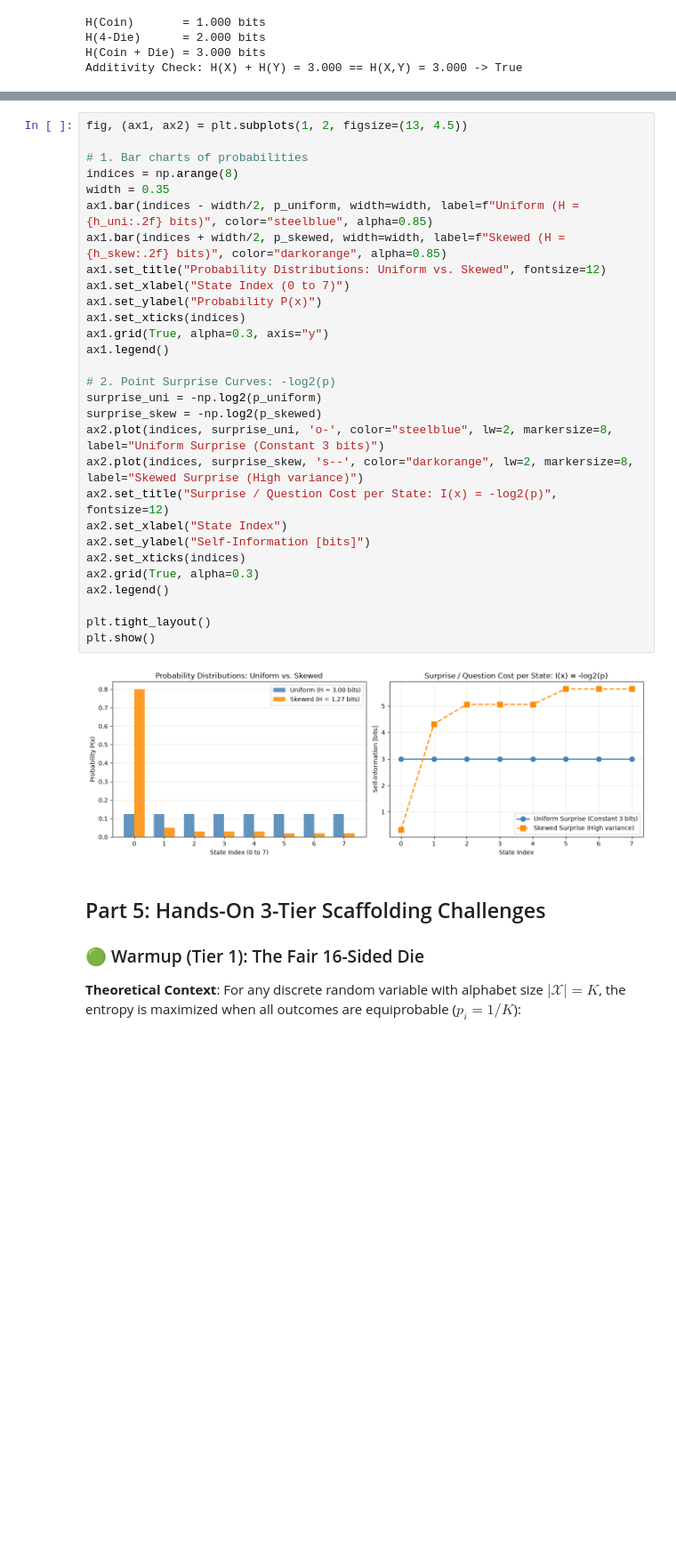
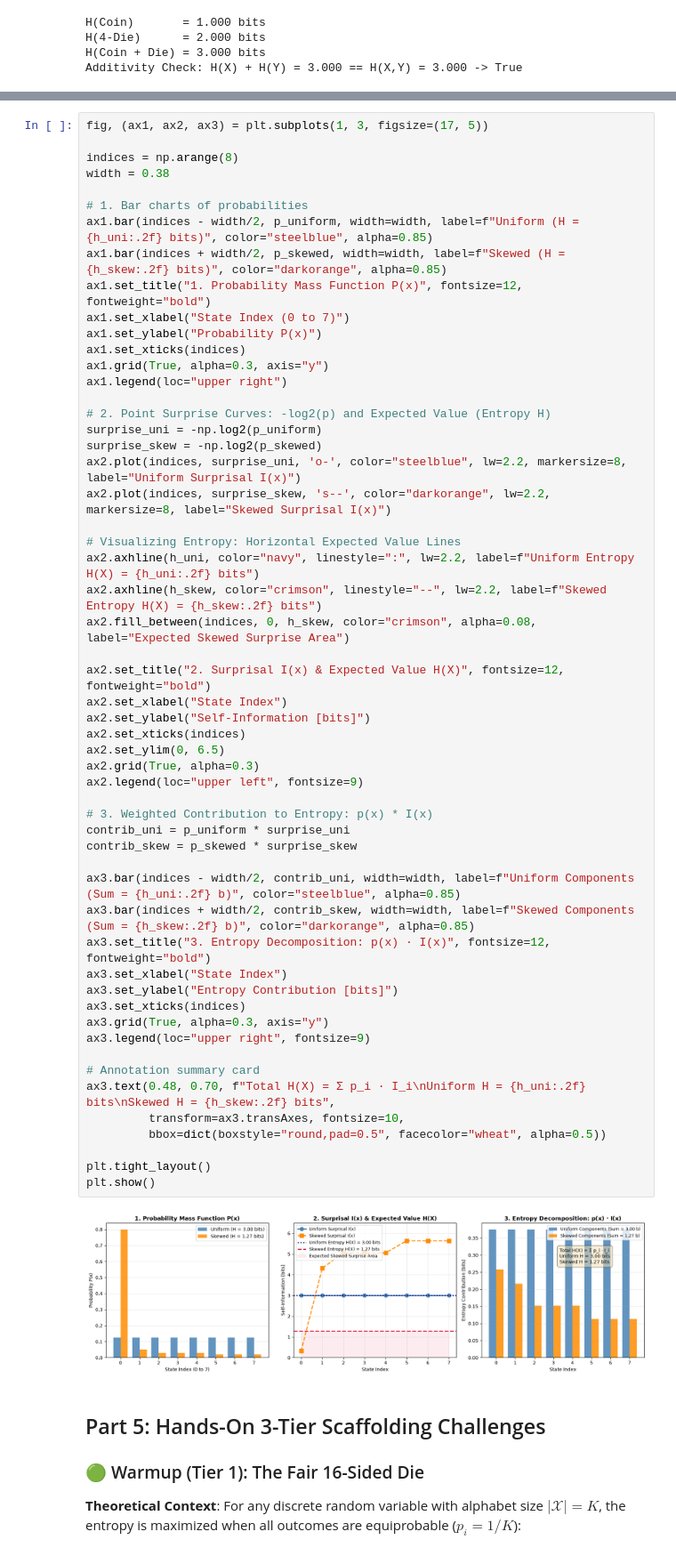
Before and after one commit to tarobins/information-theory-intro, a Jupyter notebook: python/00_START_HERE.ipynb, the cells around one changed output, grey strips where cells are left out. Shown at 89% size. Drawn from its saved outputs; the diff is of its cells as text; blank space fills up the shorter version.

Commit message:
Enhance Part 4 with 3-panel visualization showing entropy reference lines and state-wise decompositions

```diff
--- a/python/00_START_HERE.ipynb
+++ b/python/00_START_HERE.ipynb
@@ -155,34 +157,60 @@ To build physical intuition for entropy, we contrast the probability mass functi
 # %%
-fig, (ax1, ax2) = plt.subplots(1, 2, figsize=(13, 4.5))
+fig, (ax1, ax2, ax3) = plt.subplots(1, 3, figsize=(17, 5))
+
+indices = np.arange(8)
+width = 0.38
 
 # 1. Bar charts of probabilities
-indices = np.arange(8)
-width = 0.35
 ax1.bar(indices - width/2, p_uniform, width=width, label=f"Uniform (H = {h_uni:.2f} bits)", color="steelblue", alpha=0.85)
 ax1.bar(indices + width/2, p_skewed, width=width, label=f"Skewed (H = {h_skew:.2f} bits)", color="darkorange", alpha=0.85)
-ax1.set_title("Probability Distributions: Uniform vs. Skewed", fontsize=12)
+ax1.set_title("1. Probability Mass Function P(x)", fontsize=12, fontweight="bold")
 ax1.set_xlabel("State Index (0 to 7)")
 ax1.set_ylabel("Probability P(x)")
 ax1.set_xticks(indices)
 ax1.grid(True, alpha=0.3, axis="y")
-ax1.legend()
+ax1.legend(loc="upper right")
 
-# 2. Point Surprise Curves: -log2(p)
+# 2. Point Surprise Curves: -log2(p) and Expected Value (Entropy H)
 surprise_uni = -np.log2(p_uniform)
 surprise_skew = -np.log2(p_skewed)
-ax2.plot(indices, surprise_uni, 'o-', color="steelblue", lw=2, markersize=8, label="Uniform Surprise (Constant 3 bits)")
-ax2.plot(indices, surprise_skew, 's--', color="darkorange", lw=2, markersize=8, label="Skewed Surprise (High variance)")
-ax2.set_title("Surprise / Question Cost per State: I(x) = -log2(p)", fontsize=12)
+ax2.plot(indices, surprise_uni, 'o-', color="steelblue", lw=2.2, markersize=8, label="Uniform Surprisal I(x)")
+ax2.plot(indices, surprise_skew, 's--', color="darkorange", lw=2.2, markersize=8, label="Skewed Surprisal I(x)")
+
+# Visualizing Entropy: Horizontal Expected Value Lines
+ax2.axhline(h_uni, color="navy", linestyle=":", lw=2.2, label=f"Uniform Entropy H(X) = {h_uni:.2f} bits")
+ax2.axhline(h_skew, color="crimson", linestyle="--", lw=2.2, label=f"Skewed Entropy H(X) = {h_skew:.2f} bits")
+ax2.fill_between(indices, 0, h_skew, color="crimson", alpha=0.08, label="Expected Skewed Surprise Area")
+
+ax2.set_title("2. Surprisal I(x) & Expected Value H(X)", fontsize=12, fontweight="bold")
 ax2.set_xlabel("State Index")
 ax2.set_ylabel("Self-Information [bits]")
 ax2.set_xticks(indices)
+ax2.set_ylim(0, 6.5)
 ax2.grid(True, alpha=0.3)
-ax2.legend()
+ax2.legend(loc="upper left", fontsize=9)
+
+# 3. Weighted Contribution to Entropy: p(x) * I(x)
+contrib_uni = p_uniform * surprise_uni
+contrib_skew = p_skewed * surprise_skew
+
+ax3.bar(indices - width/2, contrib_uni, width=width, label=f"Uniform Components (Sum = {h_uni:.2f} b)", color="steelblue", alpha=0.85)
+ax3.bar(indices + width/2, contrib_skew, width=width, label=f"Skewed Components (Sum = {h_skew:.2f} b)", color="darkorange", alpha=0.85)
+ax3.set_title("3. Entropy Decomposition: p(x) · I(x)", fontsize=12, fontweight="bold")
+ax3.set_xlabel("State Index")
+ax3.set_ylabel("Entropy Contribution [bits]")
+ax3.set_xticks(indices)
+ax3.grid(True, alpha=0.3, axis="y")
+ax3.legend(loc="upper right", fontsize=9)
+
+# Annotation summary card
+ax3.text(0.48, 0.70, f"Total H(X) = Σ p_i · I_i\nUniform H = {h_uni:.2f} bits\nSkewed H = {h_skew:.2f} bits",
+         transform=ax3.transAxes, fontsize=10,
+         bbox=dict(boxstyle="round,pad=0.5", facecolor="wheat", alpha=0.5))
 
 plt.tight_layout()
 plt.show()
 # %% [output]
-[figure, old version]
+[figure, new version]
 # %% [markdown]
 ## Part 5: Hands-On 3-Tier Scaffolding Challenges
 
```
Also changed, not shown: parts of 1 cell of this notebook.
